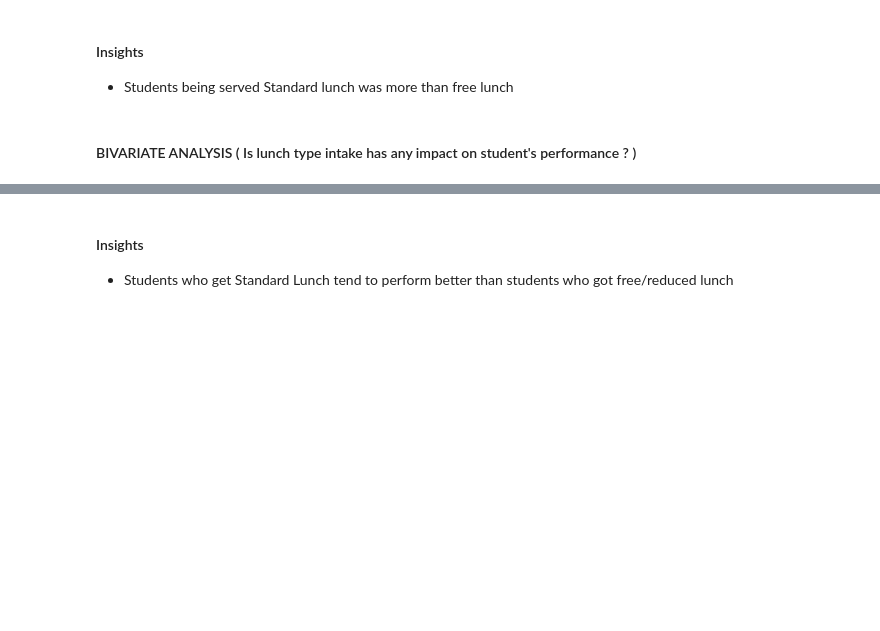
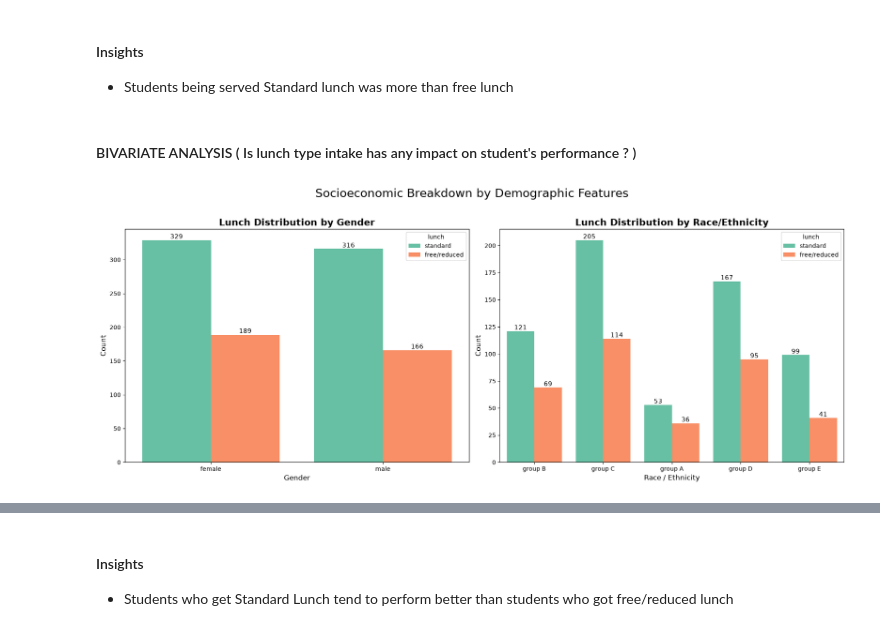
Before and after one commit to fiorellatrigo/mlproject, a Jupyter notebook: notebook/1 . EDA STUDENT PERFORMANCE .ipynb, the cells around one changed output, grey strips where cells are left out. Drawn from its saved outputs; the diff is of its cells as text; code cells hidden in the pictures; blank space fills up the shorter version.

```diff
--- a/notebook/1 . EDA STUDENT PERFORMANCE .ipynb
+++ b/notebook/1 . EDA STUDENT PERFORMANCE .ipynb
@@ -648,12 +696,40 @@ plt.show()
 # %% [markdown]
 #### BIVARIATE ANALYSIS (  Is lunch type intake has any impact on student's performance ? )
 # %%
-f,ax=plt.subplots(1,2,figsize=(20,8))
-sns.countplot(x=df['parental level of education'],data=df,palette = 'bright',hue='test preparation course',saturation=0.95,ax=ax[0])
-ax[0].set_title('Students vs test preparation course ',color='black',size=25)
-for container in ax[0].containers:
-    ax[0].bar_label(container,color='black',size=20)
+fig, axs = plt.subplots(1, 2, figsize=(18, 7))
 
-sns.countplot(x=df['parental level of education'],data=df,palette = 'bright',hue='lunch',saturation=0.95,ax=ax[1])
-for container in ax[1].containers:
-    ax[1].bar_label(container,color='black',size=20)
+# Plot 1: Lunch distribution across genders
+sns.countplot(
+    data=df,
+    x='gender',
+    hue='lunch',
+    palette='Set2',
+    ax=axs[0],
+    saturation=0.95
+)
+axs[0].set_title('Lunch Distribution by Gender', fontsize=16, fontweight='bold')
+axs[0].set_xlabel('Gender', fontsize=12)
+axs[0].set_ylabel('Count', fontsize=12)
+for container in axs[0].containers:
+    axs[0].bar_label(container, color='black', size=11)
+
+# Plot 2: Lunch distribution across race/ethnicity
+sns.countplot(
+    data=df,
+    x='race_ethnicity',
+    hue='lunch',
+    palette='Set2',
+    ax=axs[1],
+    saturation=0.95
+)
+axs[1].set_title('Lunch Distribution by Race/Ethnicity', fontsize=16, fontweight='bold')
+axs[1].set_xlabel('Race / Ethnicity', fontsize=12)
+axs[1].set_ylabel('Count', fontsize=12)
+for container in axs[1].containers:
+    axs[1].bar_label(container, color='black', size=11)
+
+plt.suptitle('Socioeconomic Breakdown by Demographic Features', fontsize=20, y=1.02)
+plt.tight_layout()
+plt.show()
+# %% [output]
+[figure, added]
```
Also changed, not shown: parts of 53 cells of this notebook, 7 other files.
